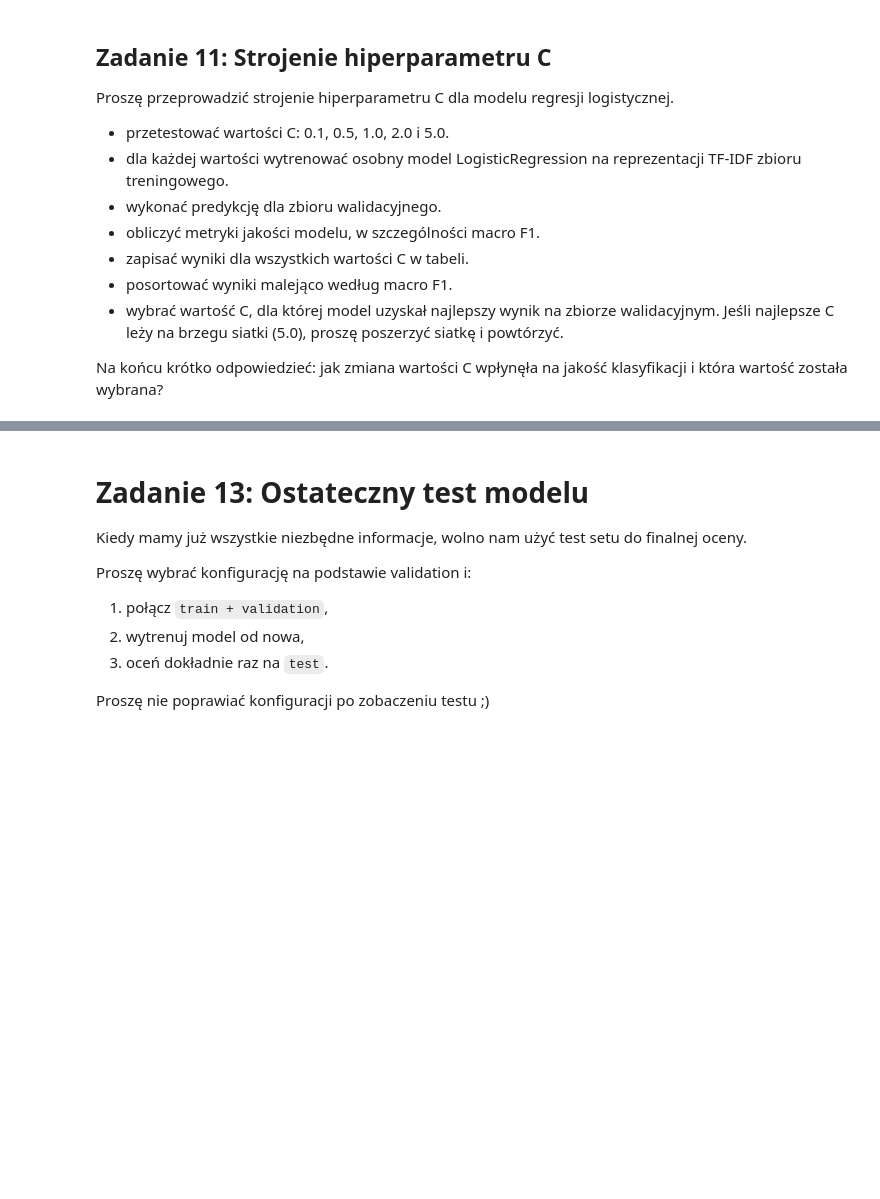
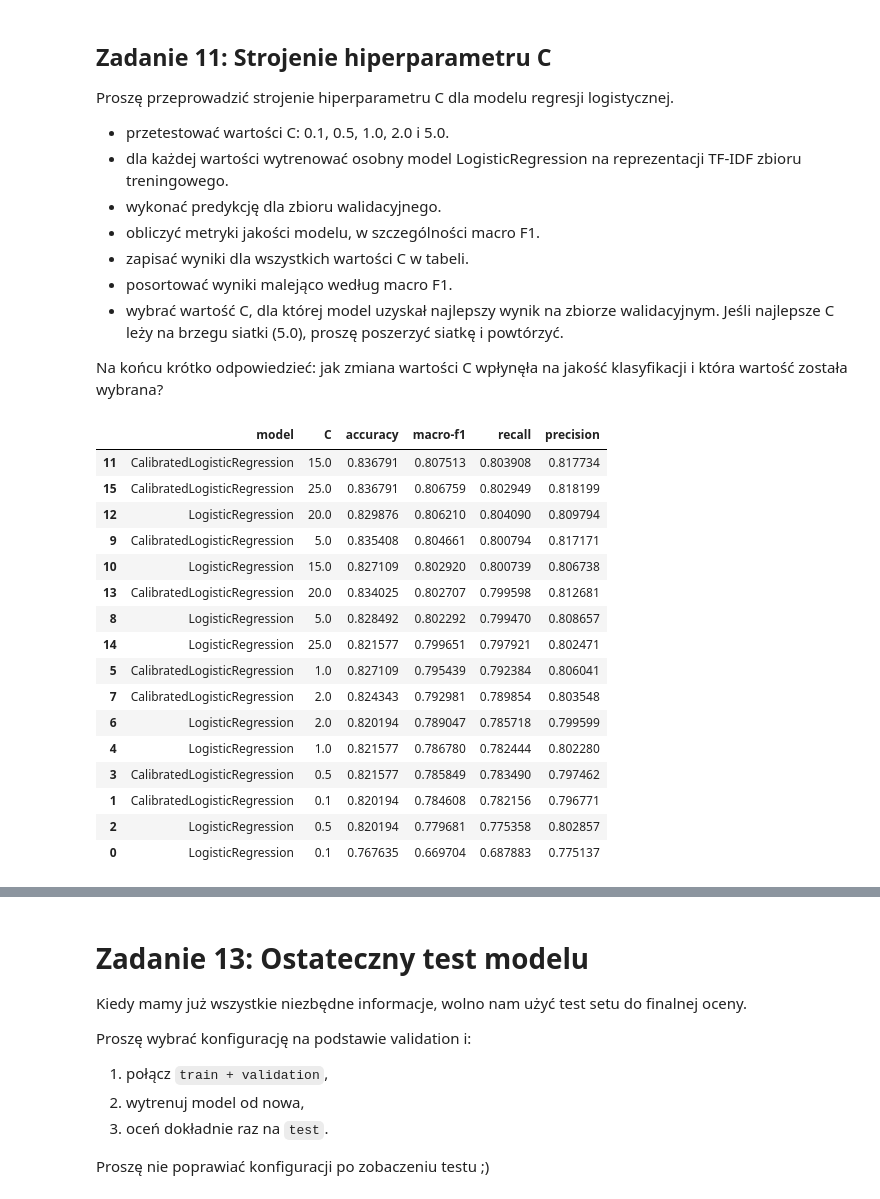
Before and after one commit to LukaszKluza/NaturaLanguageProcessing, a Jupyter notebook: Lab_2/002_Baseline.ipynb, the cells around one changed output, grey strips where cells are left out. Drawn from its saved outputs; the diff is of its cells as text; code cells hidden in the pictures; blank space fills up the shorter version.

```diff
--- a/Lab_2/002_Baseline.ipynb
+++ b/Lab_2/002_Baseline.ipynb
@@ -649,7 +647,7 @@ vectorizers_to_test = [
     ('Word Unigram', word_unigram),
     ('Word Unigram+Bigram', word_12),
     ('Char n-grams (3-5)', char_35),
-    ('Word Unigram+Bigram+Trigram (min_df=3)', word_12_3),
+    ('Word Unigram+Bigram (min_df=3)', word_12_3),
     ('Word + Char Union', word_char_union),
 ]
 
@@ -1038,7 +1163,7 @@ Na końcu krótko odpowiedzieć: jak zmiana wartości C wpłynęła na jakość
 # %%
 # TODO: strojenie C na validation (nie na test!)
 
-C_VALUES = [0.1, 0.5, 1, 2, 3.5, 5, 8]
+C_VALUES = [0.1, 0.5, 1, 2, 5, 15, 20, 25]
 vec_char_35 = TfidfVectorizer(analyzer='char_wb', ngram_range=(3, 5), min_df=2, max_features=50_000, sublinear_tf=True)
 
 tuning_report = []
@@ -1046,34 +1171,52 @@ tuning_report = []
 for c in C_VALUES:
     models = {
         'LogisticRegression': LogisticRegression(C=c, max_iter=150, random_state=RANDOM_STATE),
         'CalibratedLogisticRegression': CalibratedClassifierCV(
             estimator=LogisticRegression(C=c, max_iter=150, random_state=RANDOM_STATE),
             method='sigmoid',
             cv=5,
             n_jobs=-1
         )
     }
 
     for model_name, model in models.items():
         pipeline = Pipeline([
             ('vec', vec_char_35),
             ('cls', model)
         ])
 
         pipeline.fit(train, y_train)
         y_pred = pipeline.predict(valid)
 
         tuning_report.append({
             'model': model_name,
             'C': c,
             'accuracy': accuracy_score(y_valid, y_pred),
             'macro-f1': f1_score(y_valid, y_pred, average='macro'),
             'recall': recall_score(y_valid, y_pred, average='macro'),
             'precision': precision_score(y_valid, y_pred, average='macro')
         })
 
-tuning_report = pd.DataFrame(tuning_report)
+tuning_report = pd.DataFrame(tuning_report).sort_values(by='macro-f1', ascending=False)
 tuning_report
+# %% [output]
+|  | model | C | accuracy | macro-f1 | recall | precision |
+| 11 | CalibratedLogisticRegression | 15.0 | 0.836791 | 0.807513 | 0.803908 | 0.817734 |
+| 15 | CalibratedLogisticRegression | 25.0 | 0.836791 | 0.806759 | 0.802949 | 0.818199 |
+| 12 | LogisticRegression | 20.0 | 0.829876 | 0.806210 | 0.804090 | 0.809794 |
+| 9 | CalibratedLogisticRegression | 5.0 | 0.835408 | 0.804661 | 0.800794 | 0.817171 |
+| 10 | LogisticRegression | 15.0 | 0.827109 | 0.802920 | 0.800739 | 0.806738 |
+| 13 | CalibratedLogisticRegression | 20.0 | 0.834025 | 0.802707 | 0.799598 | 0.812681 |
+| 8 | LogisticRegression | 5.0 | 0.828492 | 0.802292 | 0.799470 | 0.808657 |
+| 14 | LogisticRegression | 25.0 | 0.821577 | 0.799651 | 0.797921 | 0.802471 |
+| 5 | CalibratedLogisticRegression | 1.0 | 0.827109 | 0.795439 | 0.792384 | 0.806041 |
+| 7 | CalibratedLogisticRegression | 2.0 | 0.824343 | 0.792981 | 0.789854 | 0.803548 |
+| 6 | LogisticRegression | 2.0 | 0.820194 | 0.789047 | 0.785718 | 0.799599 |
+| 4 | LogisticRegression | 1.0 | 0.821577 | 0.786780 | 0.782444 | 0.802280 |
+| 3 | CalibratedLogisticRegression | 0.5 | 0.821577 | 0.785849 | 0.783490 | 0.797462 |
+| 1 | CalibratedLogisticRegression | 0.1 | 0.820194 | 0.784608 | 0.782156 | 0.796771 |
+| 2 | LogisticRegression | 0.5 | 0.820194 | 0.779681 | 0.775358 | 0.802857 |
+| 0 | LogisticRegression | 0.1 | 0.767635 | 0.669704 | 0.687883 | 0.775137 |
 # %% [markdown]
 
 # Zadanie 12: Finalista
```
Also changed, not shown: parts of 41 cells of this notebook, 14 other files.
